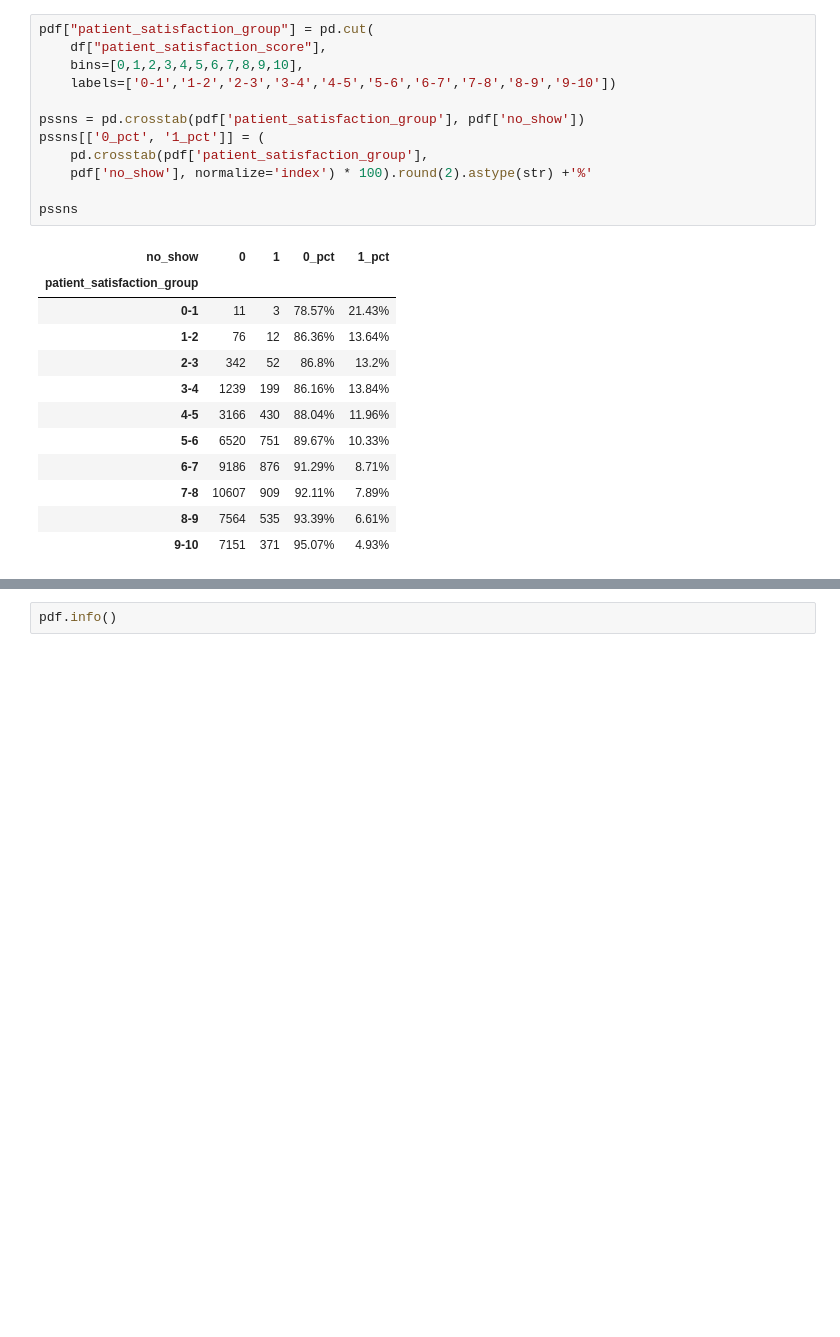
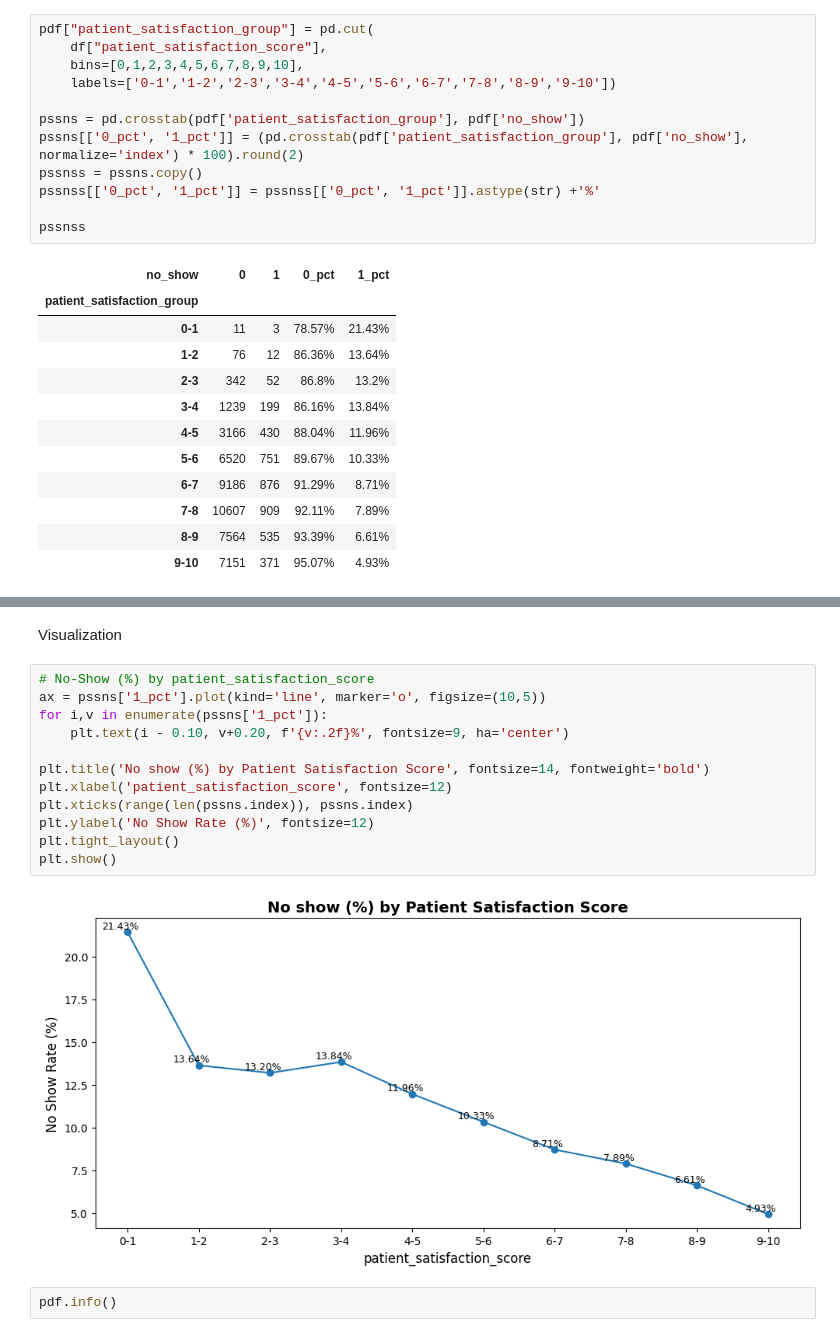
Before and after one commit to akashcstech/Health_Care_No_Show_Data_Analysis, a Jupyter notebook: Data_clean.ipynb, the cells around one changed output, grey strips where cells are left out. Saved outputs shown, nothing was run; the diff lists cells and outputs as text; blank space fills up the shorter version.

Commit message:
patient_satisfaction_score_vs_no_show

```diff
--- a/Data_clean.ipynb
+++ b/Data_clean.ipynb
@@ -1288,11 +1290,11 @@ pdf["patient_satisfaction_group"] = pd.cut(
     labels=['0-1','1-2','2-3','3-4','4-5','5-6','6-7','7-8','8-9','9-10'])
 
 pssns = pd.crosstab(pdf['patient_satisfaction_group'], pdf['no_show'])
-pssns[['0_pct', '1_pct']] = (
-    pd.crosstab(pdf['patient_satisfaction_group'],
-    pdf['no_show'], normalize='index') * 100).round(2).astype(str) +'%'
+pssns[['0_pct', '1_pct']] = (pd.crosstab(pdf['patient_satisfaction_group'], pdf['no_show'], normalize='index') * 100).round(2)
+pssnss = pssns.copy()
+pssnss[['0_pct', '1_pct']] = pssnss[['0_pct', '1_pct']].astype(str) +'%'
 
-pssns
+pssnss
 # %% [output]
 | no_show | 0 | 1 | 0_pct | 1_pct |
 | patient_satisfaction_group |  |  |  |  |
@@ -1309,3 +1319,19 @@ pssns
+# %% [markdown]
+Visualization
+# %%
+# No-Show (%) by patient_satisfaction_score
+ax = pssns['1_pct'].plot(kind='line', marker='o', figsize=(10,5))
+for i,v in enumerate(pssns['1_pct']):
+    plt.text(i - 0.10, v+0.20, f'{v:.2f}%', fontsize=9, ha='center')
+
+plt.title('No show (%) by Patient Satisfaction Score', fontsize=14, fontweight='bold')
+plt.xlabel('patient_satisfaction_score', fontsize=12)
+plt.xticks(range(len(pssns.index)), pssns.index)
+plt.ylabel('No Show Rate (%)', fontsize=12)
+plt.tight_layout()
+plt.show()
+# %% [output]
+[figure, added]
 # %%
 pdf.info()
 # %% [output]
```
Also changed, not shown: parts of 3 cells of this notebook.
